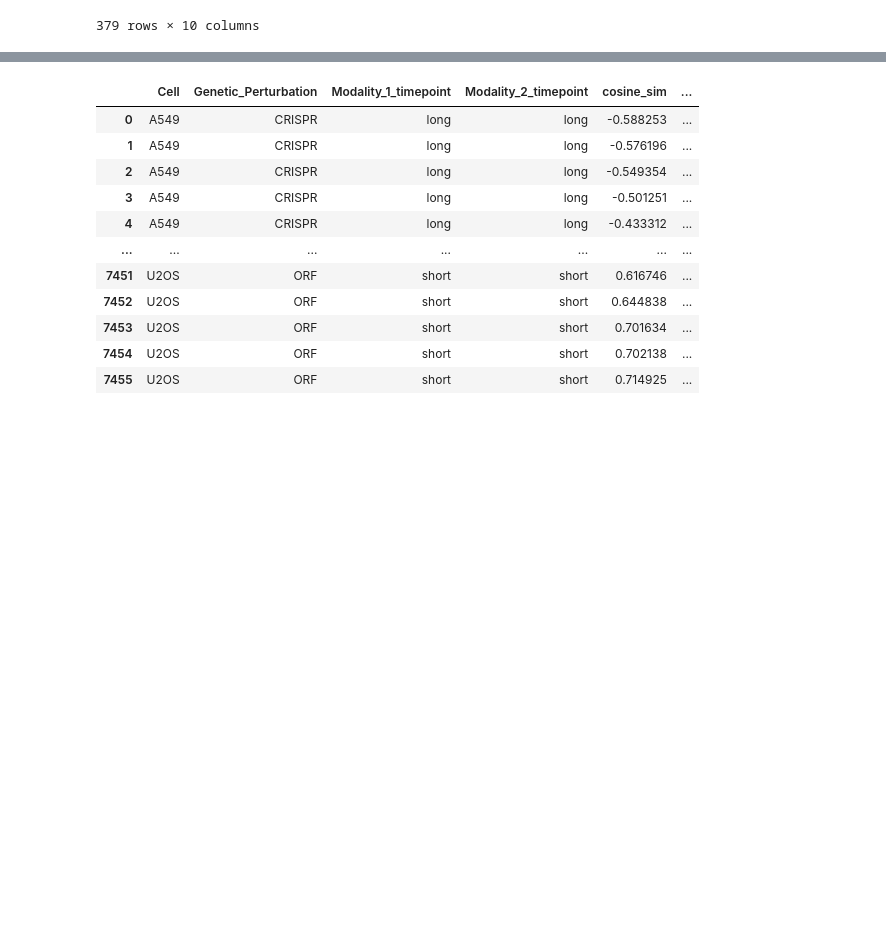
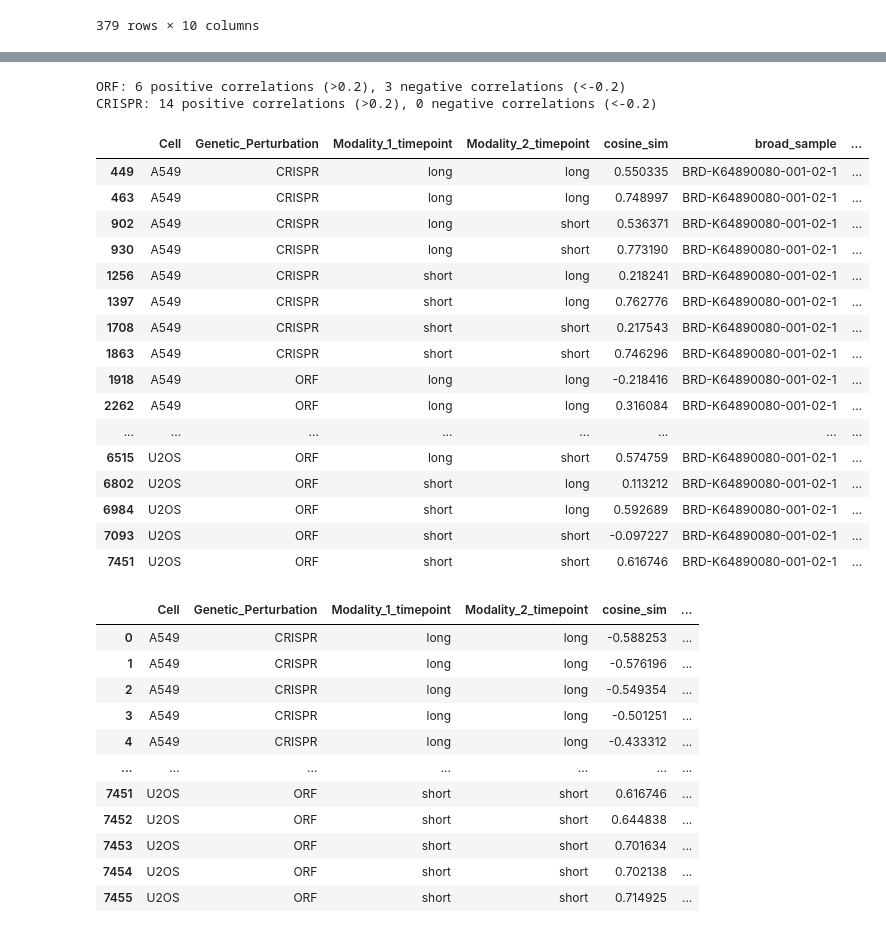
Before and after one commit to yashaektefaie/Tahoe_Hackathon, a Jupyter notebook: data/jump-similarity.ipynb, the cells around one changed output, grey strips where cells are left out. Cells and saved outputs as stored; diff of their text form; code cells hidden in the pictures; blank space fills up the shorter version.

```diff
--- a/data/jump-similarity.ipynb
+++ b/data/jump-similarity.ipynb
@@ -225,3 +244,42 @@ tahoe_data.to_csv(jump_path/"data/drug_metadata_inchikey.csv", index=None)
+# %%
+cosine_similarity = pd.read_csv(path/ "data/compound_genetic_perturbation_cosine_similarity_inchikey.csv")
+inchikey = "XQVVPGYIWAGRNI-JOCHJYFZSA-N"
+# Filter for the specific InChIKey
+filtered_df = cosine_similarity[cosine_similarity.InChIKey.isin([inchikey])]
+
+# Count ORF entries with cosine_similarity > 0.2 and < -0.2
+orf_positive = filtered_df[(filtered_df.Genetic_Perturbation == 'ORF') & (filtered_df.cosine_sim > 0.2)].shape[0]
+orf_negative = filtered_df[(filtered_df.Genetic_Perturbation == 'ORF') & (filtered_df.cosine_sim < -0.2)].shape[0]
+
+# Count CRISPR entries with cosine_similarity > 0.2 and < -0.2
+crispr_positive = filtered_df[(filtered_df.Genetic_Perturbation == 'CRISPR') & (filtered_df.cosine_sim > 0.2)].shape[0]
+crispr_negative = filtered_df[(filtered_df.Genetic_Perturbation == 'CRISPR') & (filtered_df.cosine_sim < -0.2)].shape[0]
+
+print(f"ORF: {orf_positive} positive correlations (>0.2), {orf_negative} negative correlations (<-0.2)")
+print(f"CRISPR: {crispr_positive} positive correlations (>0.2), {crispr_negative} negative correlations (<-0.2)")
+
+# Return the filtered dataframe
+filtered_df
+# %% [output]
+ORF: 6 positive correlations (>0.2), 3 negative correlations (<-0.2)
+CRISPR: 14 positive correlations (>0.2), 0 negative correlations (<-0.2)
+|  | Cell | Genetic_Perturbation | Modality_1_timepoint | Modality_2_timepoint | cosine_sim | broad_sample | ... |
+| 449 | A549 | CRISPR | long | long | 0.550335 | BRD-K64890080-001-02-1 | ... |
+| 463 | A549 | CRISPR | long | long | 0.748997 | BRD-K64890080-001-02-1 | ... |
+| 902 | A549 | CRISPR | long | short | 0.536371 | BRD-K64890080-001-02-1 | ... |
+| 930 | A549 | CRISPR | long | short | 0.773190 | BRD-K64890080-001-02-1 | ... |
+| 1256 | A549 | CRISPR | short | long | 0.218241 | BRD-K64890080-001-02-1 | ... |
+| 1397 | A549 | CRISPR | short | long | 0.762776 | BRD-K64890080-001-02-1 | ... |
+| 1708 | A549 | CRISPR | short | short | 0.217543 | BRD-K64890080-001-02-1 | ... |
+| 1863 | A549 | CRISPR | short | short | 0.746296 | BRD-K64890080-001-02-1 | ... |
+| 1918 | A549 | ORF | long | long | -0.218416 | BRD-K64890080-001-02-1 | ... |
+| 2262 | A549 | ORF | long | long | 0.316084 | BRD-K64890080-001-02-1 | ... |
+| ... | ... | ... | ... | ... | ... | ... | ... |
+| 6515 | U2OS | ORF | long | short | 0.574759 | BRD-K64890080-001-02-1 | ... |
+| 6802 | U2OS | ORF | short | long | 0.113212 | BRD-K64890080-001-02-1 | ... |
+| 6984 | U2OS | ORF | short | long | 0.592689 | BRD-K64890080-001-02-1 | ... |
+| 7093 | U2OS | ORF | short | short | -0.097227 | BRD-K64890080-001-02-1 | ... |
+| 7451 | U2OS | ORF | short | short | 0.616746 | BRD-K64890080-001-02-1 | ... |
 # %%
 pd.read_csv(jump_path/"code/2024_Chandrasekaran_NatureMethods/benchmark/output/compound_genetic_perturbation_cosine_similarity.csv")
 # %% [output]
```
Also changed, not shown: parts of 3 cells of this notebook, 1 other file.
